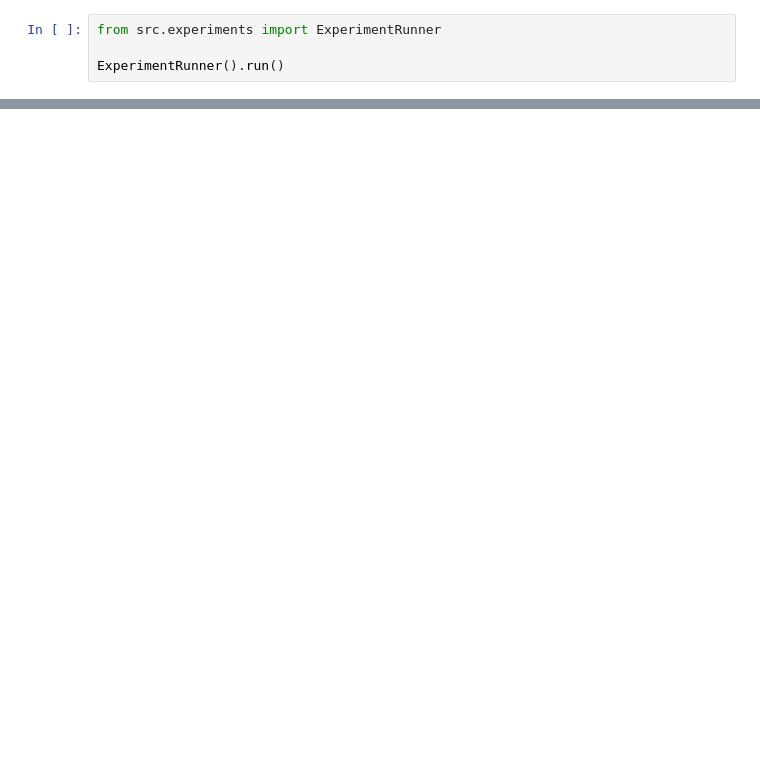
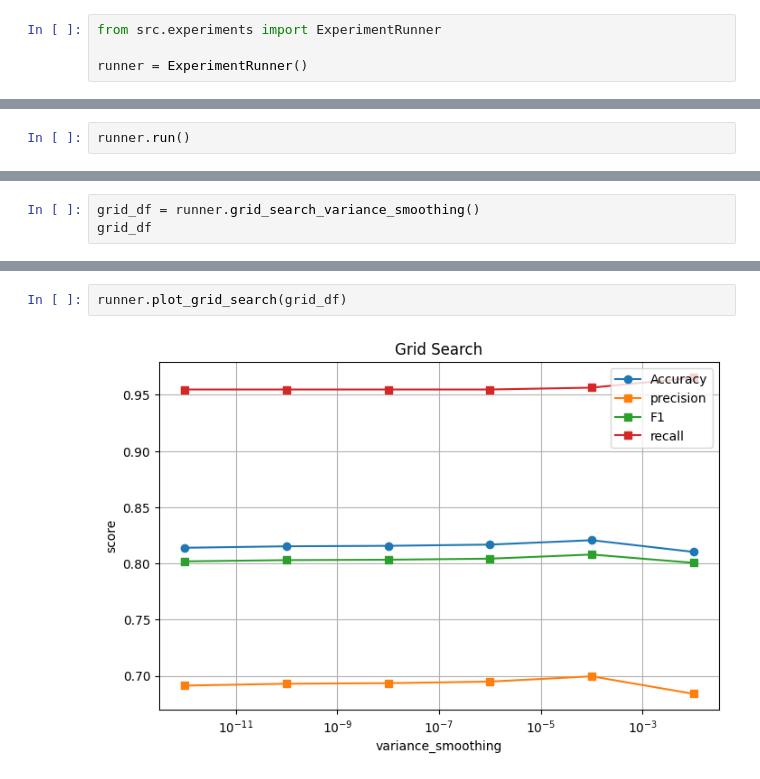
Before and after one commit to pitkwiecien/MachineLearning, a Jupyter notebook: BayesClassifier/NaiveBayesClassifier.ipynb, the cells around one changed output, grey strips where cells are left out. Saved outputs shown, nothing was run; the diff lists cells and outputs as text; blank space fills up the shorter version.

Commit message:
Added the experiments

```diff
--- a/BayesClassifier/NaiveBayesClassifier.ipynb
+++ b/BayesClassifier/NaiveBayesClassifier.ipynb
@@ -1,4 +1,4 @@
 # %%
 from src.experiments import ExperimentRunner
 
-ExperimentRunner().run()
+runner = ExperimentRunner()
@@ -19,0 +5,2 @@ FINAL MODEL (TEST SET)
+# %%
+runner.run()
@@ -19,0 +22,3 @@ FINAL MODEL (TEST SET)
+# %%
+grid_df = runner.grid_search_variance_smoothing()
+grid_df
@@ -19,0 +33,4 @@ FINAL MODEL (TEST SET)
+# %%
+runner.plot_grid_search(grid_df)
+# %% [output]
+[figure, added]
```
Also changed, not shown: parts of 8 cells of this notebook, 4 other files.
